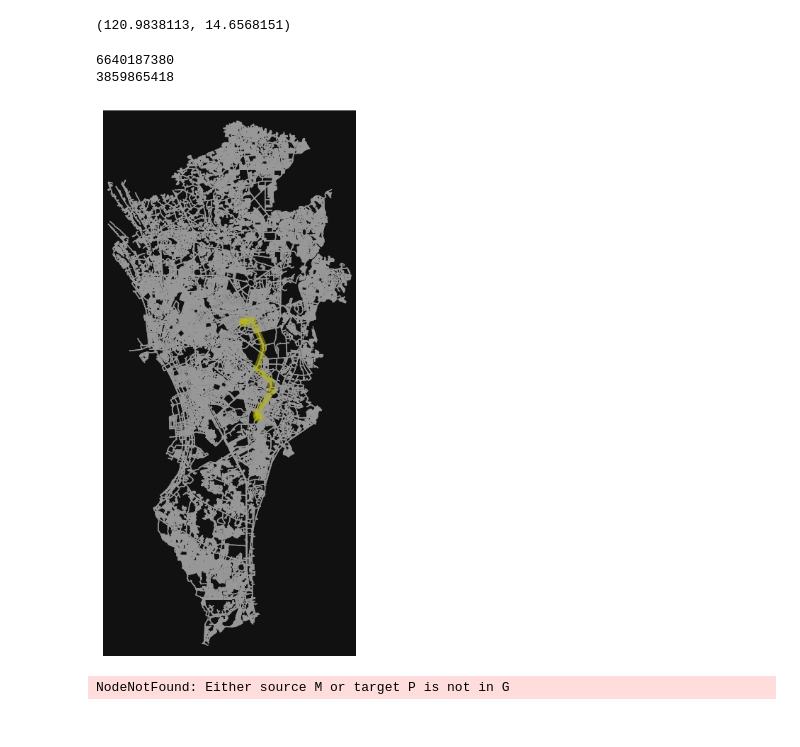
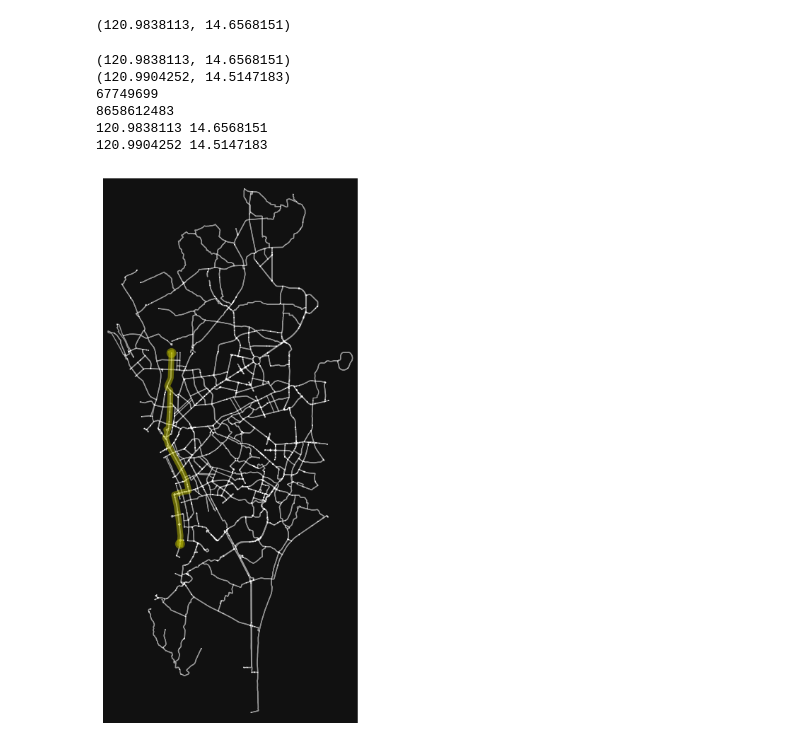
Before and after one commit to msescordial/rnga, a Jupyter notebook: Testing2.ipynb, the cells around one changed output. Saved outputs shown, nothing was run; the diff lists cells and outputs as text; code cells hidden in the pictures.

```diff
--- a/Testing2.ipynb
+++ b/Testing2.ipynb
@@ -151,33 +147,36 @@ dest = list(G)[120]
-# %%
-# impute missing edge speeds and calculate edge travel times with the speed module
-G = ox.speed.add_edge_speeds(graph)
-G = ox.speed.add_edge_travel_times(graph)
-
-# get the nearest network nodes to two lat/lng points with the distance module
-orig = ox.distance.nearest_nodes(G, 121.042794, 14.618694)
-dest = ox.distance.nearest_nodes(G, 121.055581, 14.540533)
-
-print(orig)
-print(dest)
-# %% [output]
-6640187380
-3859865418
+# %%
+# impute missing edge speeds and calculate edge travel times with the speed module
+G = ox.speed.add_edge_speeds(G)
+G = ox.speed.add_edge_travel_times(G)
+
+# get the nearest network nodes to two lat/lng points with the distance module
+orig = new_coordinates_list[0]
+dest = new_coordinates_list[3]
+print(orig)
+print(dest)
+
+(x1,y1) = orig
+(x2,y2) = dest
+orig = ox.distance.nearest_nodes(G, x1, y1)
+dest = ox.distance.nearest_nodes(G, x2, y2)
+print(orig)
+print(dest)
+
+print(G.nodes[orig]['x'],G.nodes[orig]['y'])
+print(G.nodes[dest]['x'],G.nodes[dest]['y'])
+# %% [output]
+(120.9838113, 14.6568151)
+(120.9904252, 14.5147183)
+67749699
+8658612483
+120.9838113 14.6568151
+120.9904252 14.5147183
 # %%
 # find the shortest path between nodes, minimizing travel time, then plot it
 route = ox.shortest_path(G, orig, dest, weight="travel_time")
-fig, ax = ox.plot_graph_route(G, route, route_color="y", route_linewidth=6, node_size=0)
+fig, ax = ox.plot_graph_route(G, route, route_color="y", route_linewidth=6, node_size=1)
 # %% [output]
-[figure, old version]
+[figure, new version]
-# %%
-# calculate time and distance of edges
-
-# find the shortest path (by distance) between these nodes then plot it
-orig = list(nodes_list)[0]
-dest = list(nodes_list)[197]
-route = ox.shortest_path(graph, orig, dest, weight="length")
-fig, ax = ox.plot_graph_route(graph, route, route_color="y", route_linewidth=6, node_size=0)
-# %% [output]
-NodeNotFound: Either source M or target P is not in G
 # %%
 # import barangay nodes and get the nearest bus node for each
 # %%
```
Also changed, not shown: parts of 1 cell of this notebook.
